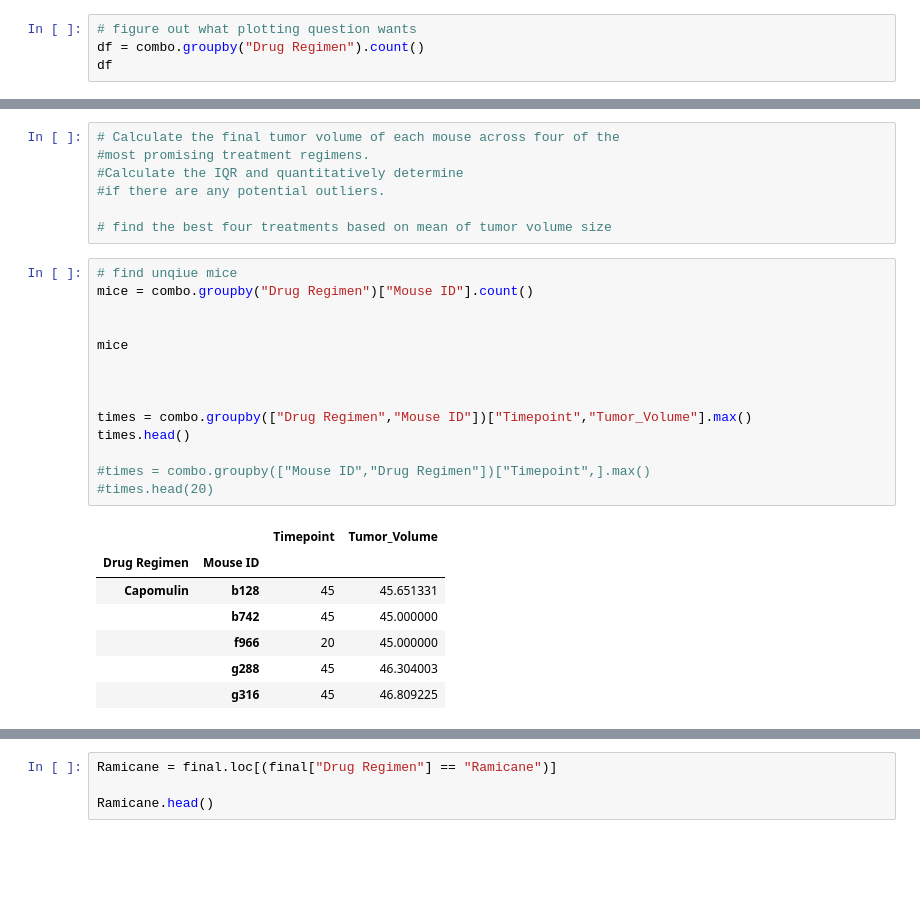
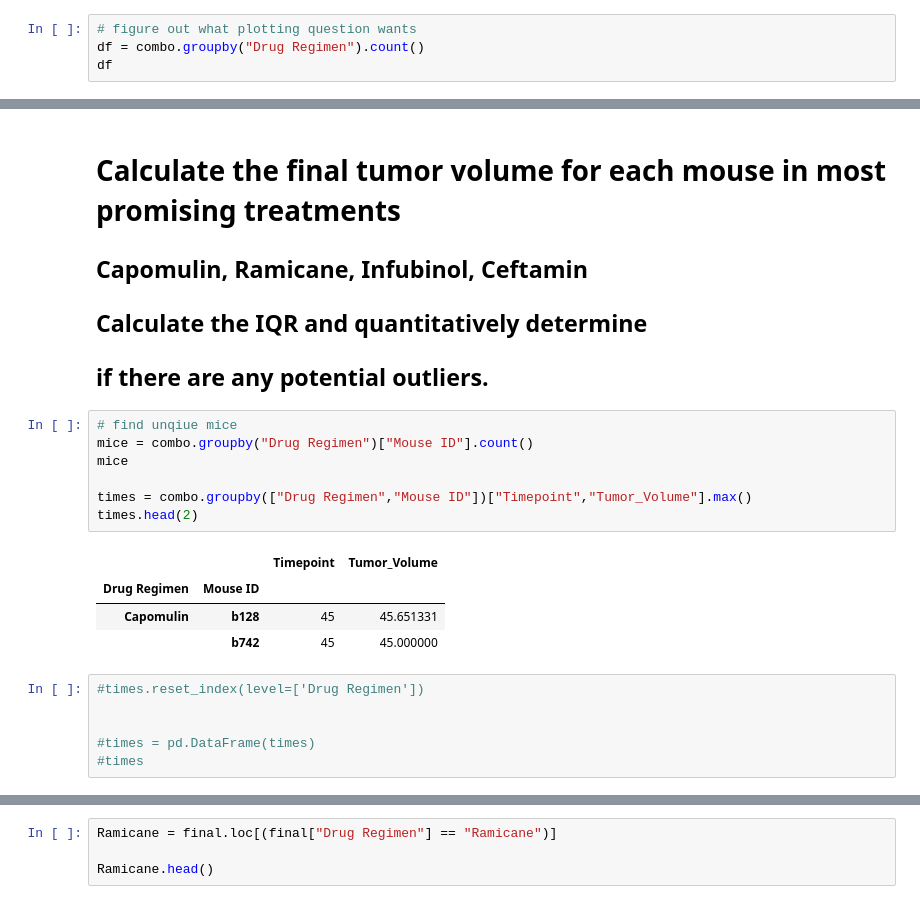
Before and after one commit to JonesInformatics/Matplotlib-Challenge, a Jupyter notebook: main.ipynb, the cells around one changed output, grey strips where cells are left out. Cells and saved outputs as stored; diff of their text form; blank space fills up the shorter version.

```diff
--- a/main.ipynb
+++ b/main.ipynb
@@ -178,32 +195,26 @@ plt.pie(pie)
-# %%
-# Calculate the final tumor volume of each mouse across four of the
-#most promising treatment regimens.
-#Calculate the IQR and quantitatively determine
-#if there are any potential outliers.
-
-# find the best four treatments based on mean of tumor volume size
+# %% [markdown]
+# Calculate the final tumor volume for each mouse in most promising treatments
+## Capomulin, Ramicane, Infubinol, Ceftamin
+## Calculate the IQR and quantitatively determine
+## if there are any potential outliers.
 # %%
 # find unqiue mice
 mice = combo.groupby("Drug Regimen")["Mouse ID"].count()
-
-
 mice
 
-
-
 times = combo.groupby(["Drug Regimen","Mouse ID"])["Timepoint","Tumor_Volume"].max()
-times.head()
-
-#times = combo.groupby(["Mouse ID","Drug Regimen"])["Timepoint",].max()
-#times.head(20)
+times.head(2)
 # %% [output]
 |  |  | Timepoint | Tumor_Volume |
 | Drug Regimen | Mouse ID |  |  |
 | Capomulin | b128 | 45 | 45.651331 |
 |  | b742 | 45 | 45.000000 |
-|  | f966 | 20 | 45.000000 |
-|  | g288 | 45 | 46.304003 |
-|  | g316 | 45 | 46.809225 |
+# %%
+#times.reset_index(level=['Drug Regimen'])
+
+
+#times = pd.DataFrame(times)
+#times
 # %%
 # reduce df to only show threatments that occurerd at the final time point of 45
 
```
Also changed, not shown: parts of 48 cells of this notebook.
